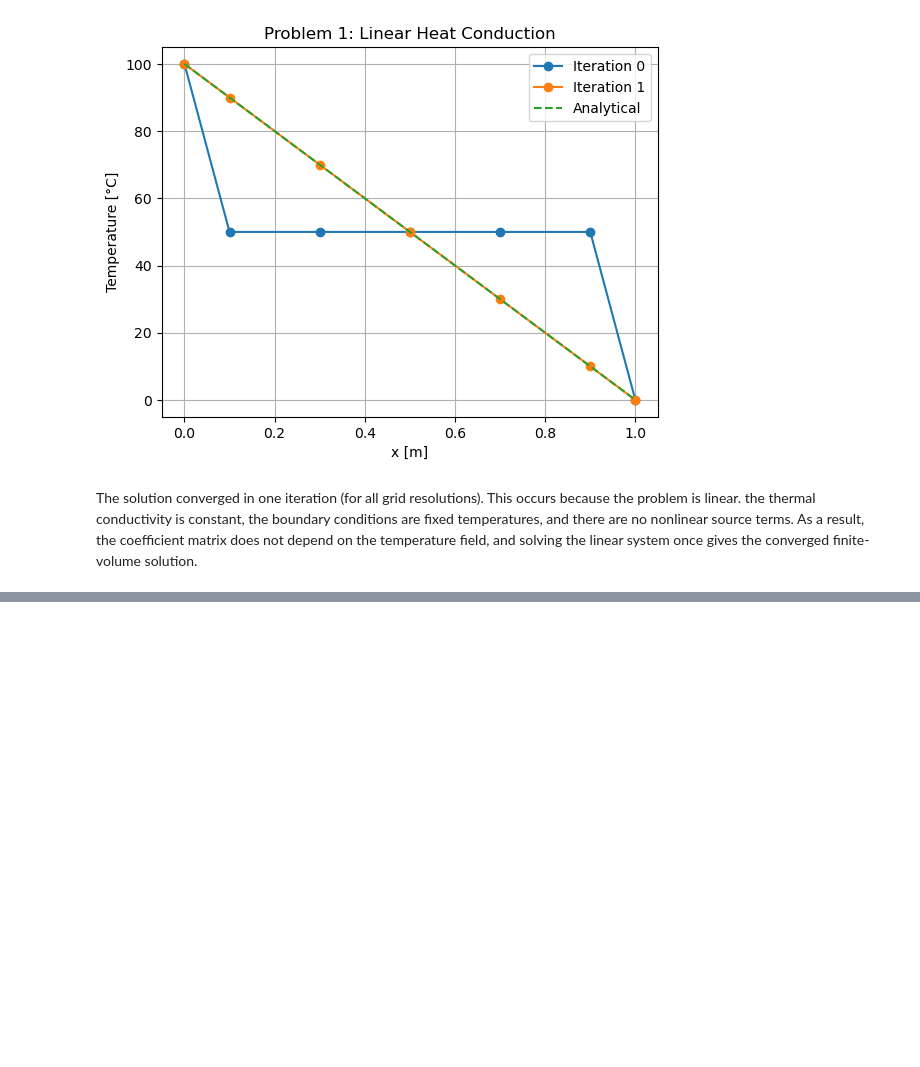
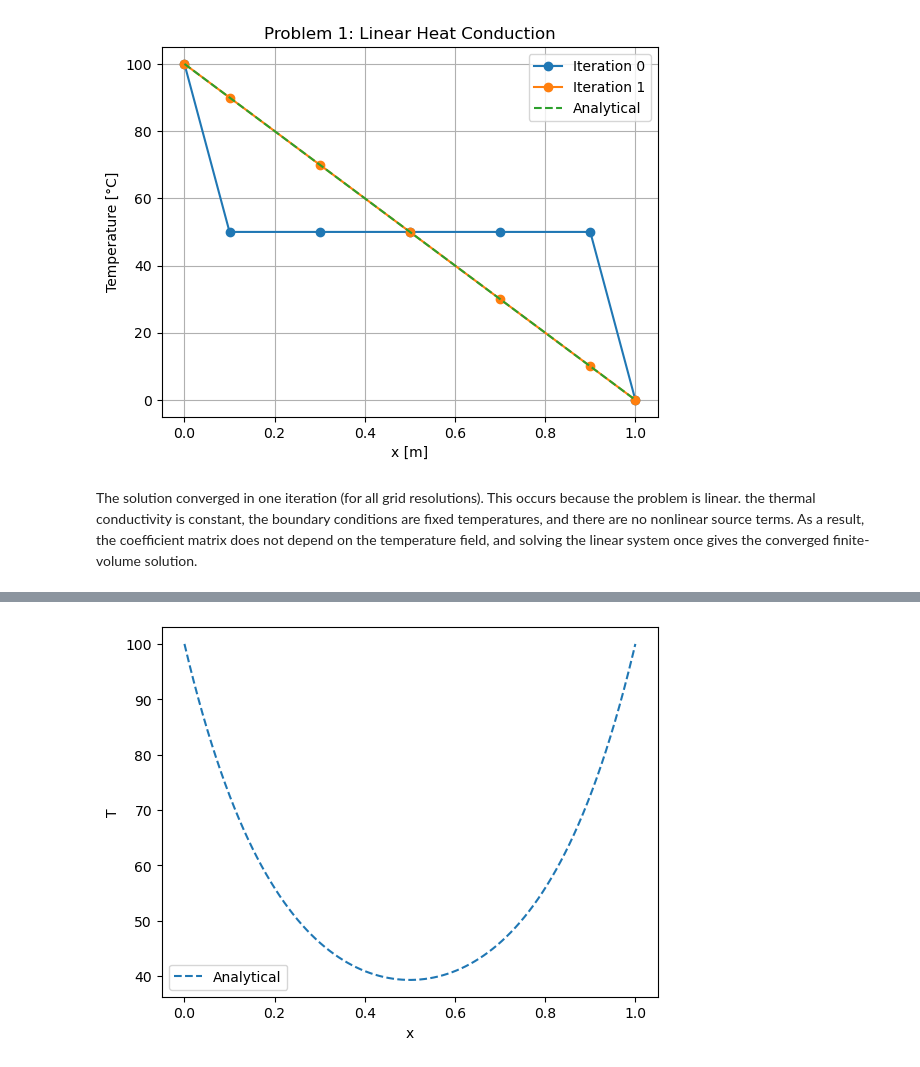
Before and after one commit to sajadmohsen/9710_2026, a Jupyter notebook: Assignment 1_ Advanced CFD (2).ipynb, the cells around one changed output, grey strips where cells are left out. Cells and saved outputs as stored; diff of their text form; code cells hidden in the pictures; blank space fills up the shorter version.

```diff
--- a/Assignment 1_ Advanced CFD (2).ipynb
+++ b/Assignment 1_ Advanced CFD (2).ipynb
@@ -521,0 +664,19 @@ The solution converged in one iteration (for all grid resolutions). This occurs
+# %%
+# Analytical solution for external convection
+A = ly*lz
+P = 2*(ly + lz)
+
+m = np.sqrt(ho*P/(k*A))
+
+theta_b = T1 - To
+x_exact = np.linspace(0, lx, 200)
+T_analytical = To + theta_b*np.cosh(m*(x_exact - lx/2))/np.cosh(m*lx/2)
+# %%
+plt.plot(x_exact, T_analytical, linestyle='--', label="Analytical")
+
+plt.xlabel("x")
+plt.ylabel("T")
+plt.legend()
+plt.show()
+# %% [output]
+[figure, added]
```
Also changed, not shown: parts of 51 cells of this notebook, 2 other files.
